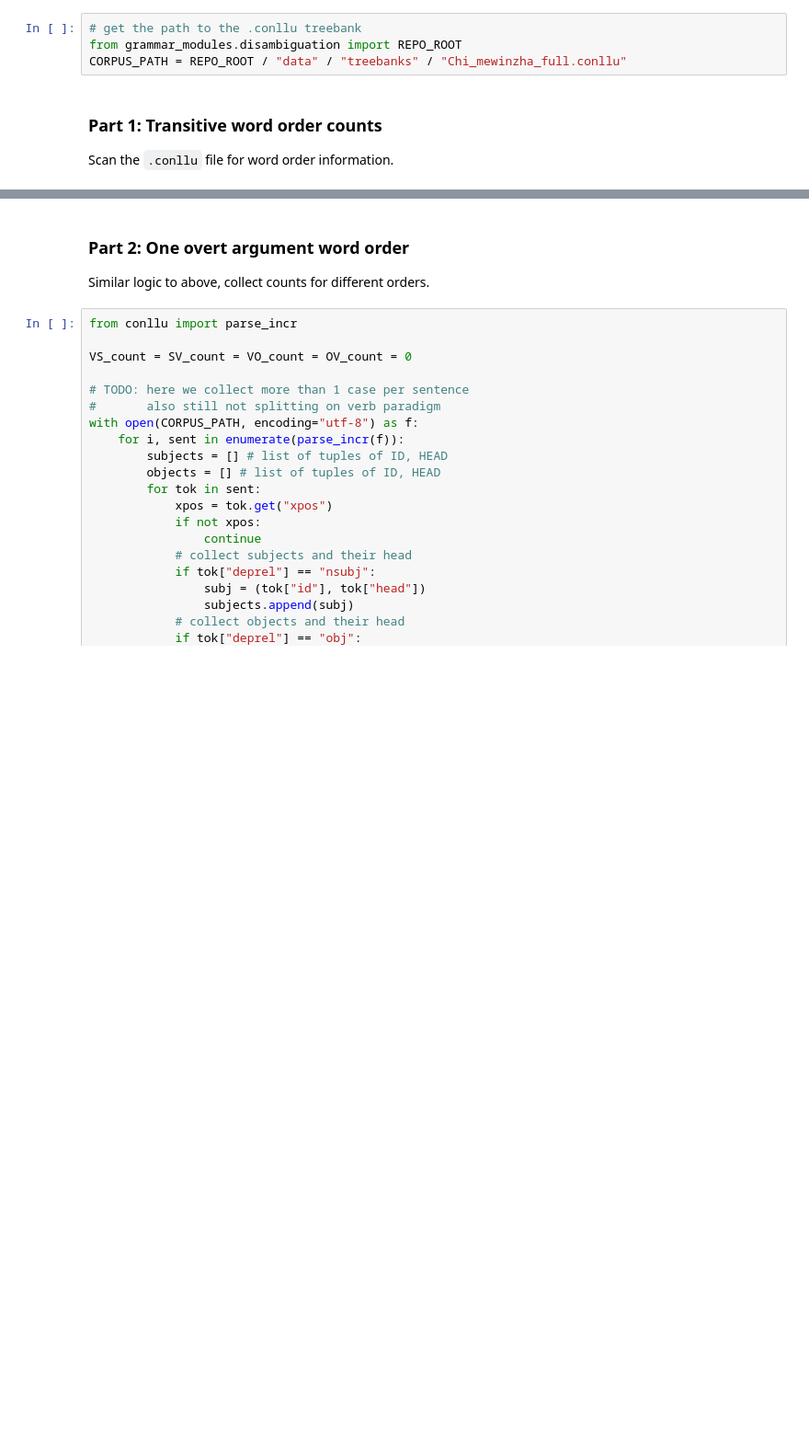
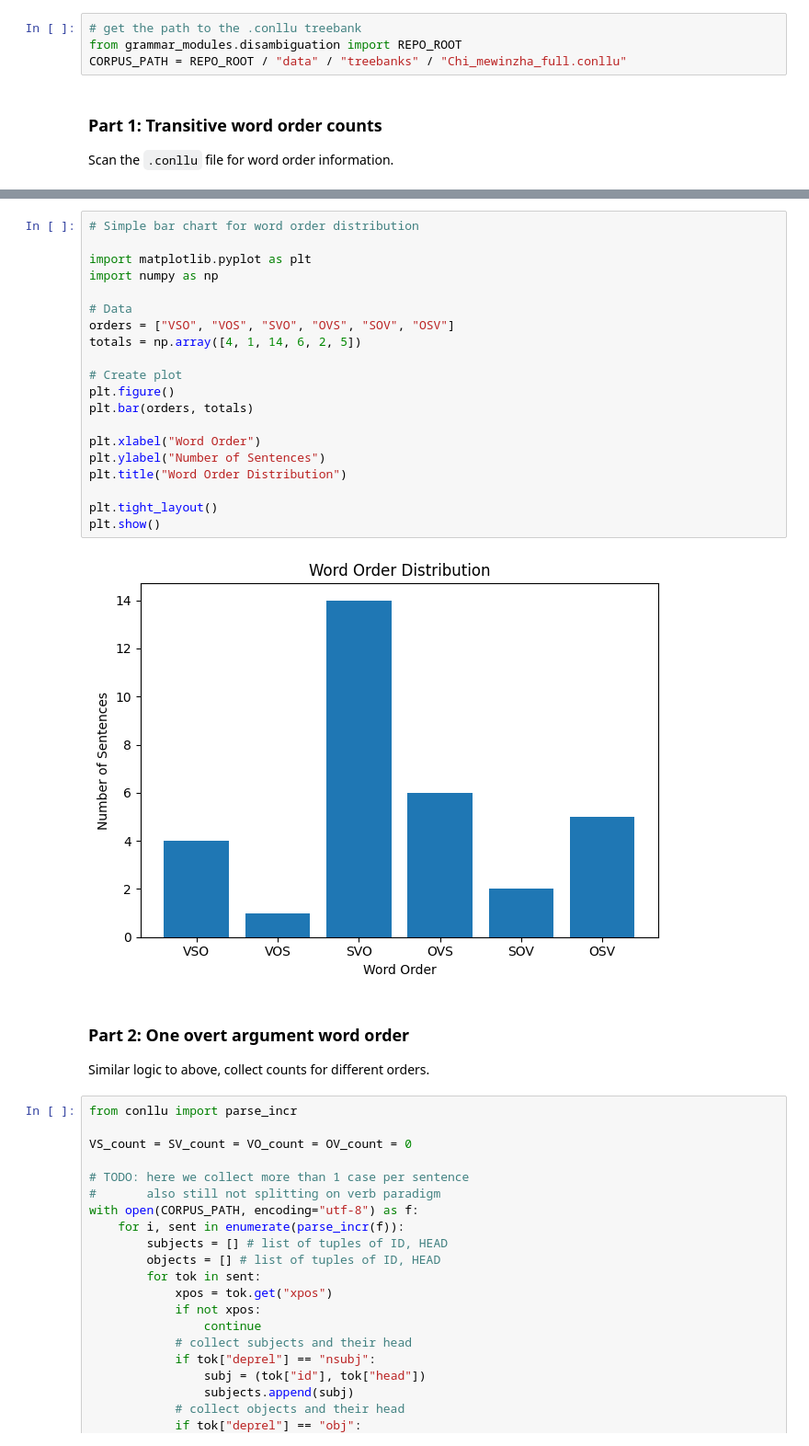
Before and after one commit to ELF-Lab/OjibweCG, a Jupyter notebook: src/word_order_discourse/word_order.ipynb, the cells around one changed output, grey strips where cells are left out. Shown at 92% size. Drawn from its saved outputs; the diff is of its cells as text; blank space fills up the shorter version.

Commit message:
put word order stuff into this branch

```diff
--- a/src/word_order_discourse/word_order.ipynb
+++ b/src/word_order_discourse/word_order.ipynb
@@ -138,3 +139,25 @@ word order  total  ratio
+# %%
+# Simple bar chart for word order distribution
+
+import matplotlib.pyplot as plt
+import numpy as np
+
+# Data
+orders = ["VSO", "VOS", "SVO", "OVS", "SOV", "OSV"]
+totals = np.array([4, 1, 14, 6, 2, 5])
+
+# Create plot
+plt.figure()
+plt.bar(orders, totals)
+
+plt.xlabel("Word Order")
+plt.ylabel("Number of Sentences")
+plt.title("Word Order Distribution")
+
+plt.tight_layout()
+plt.show()
+# %% [output]
+[figure, added]
 # %% [markdown]
 ### Part 2: One overt argument word order
 
```
Also changed, not shown: parts of 7 cells of this notebook, 49 other files.
